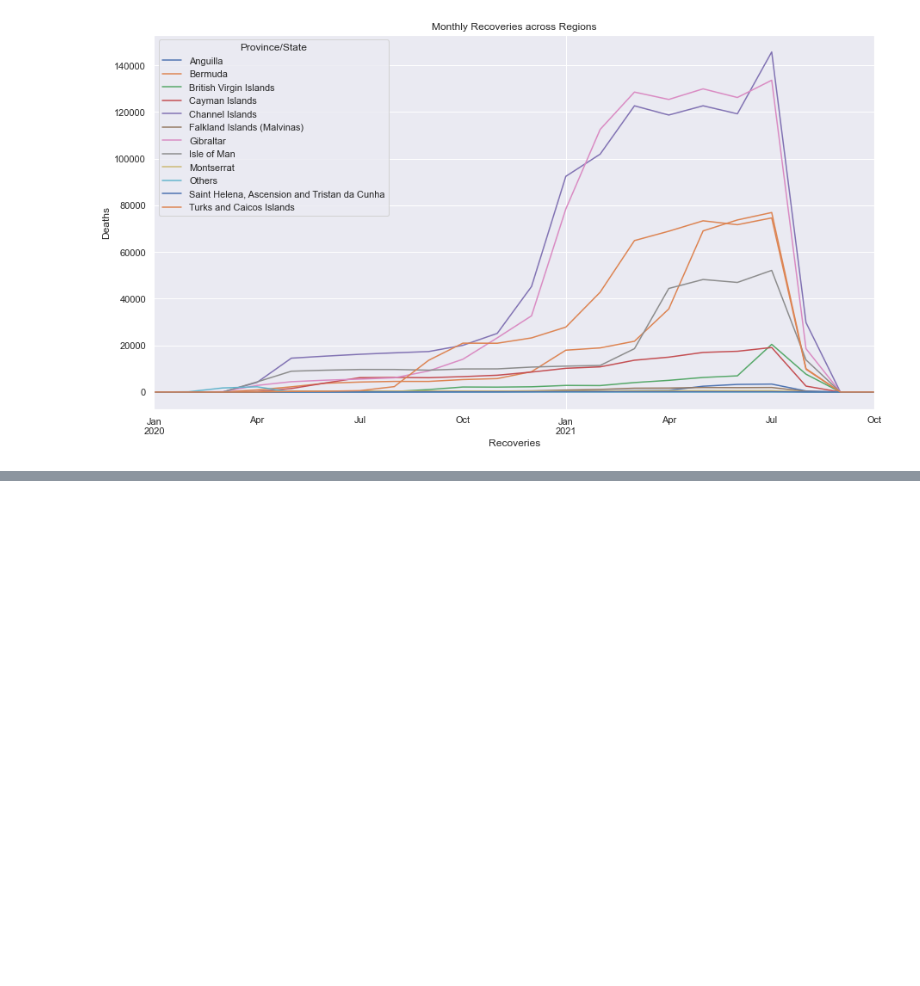
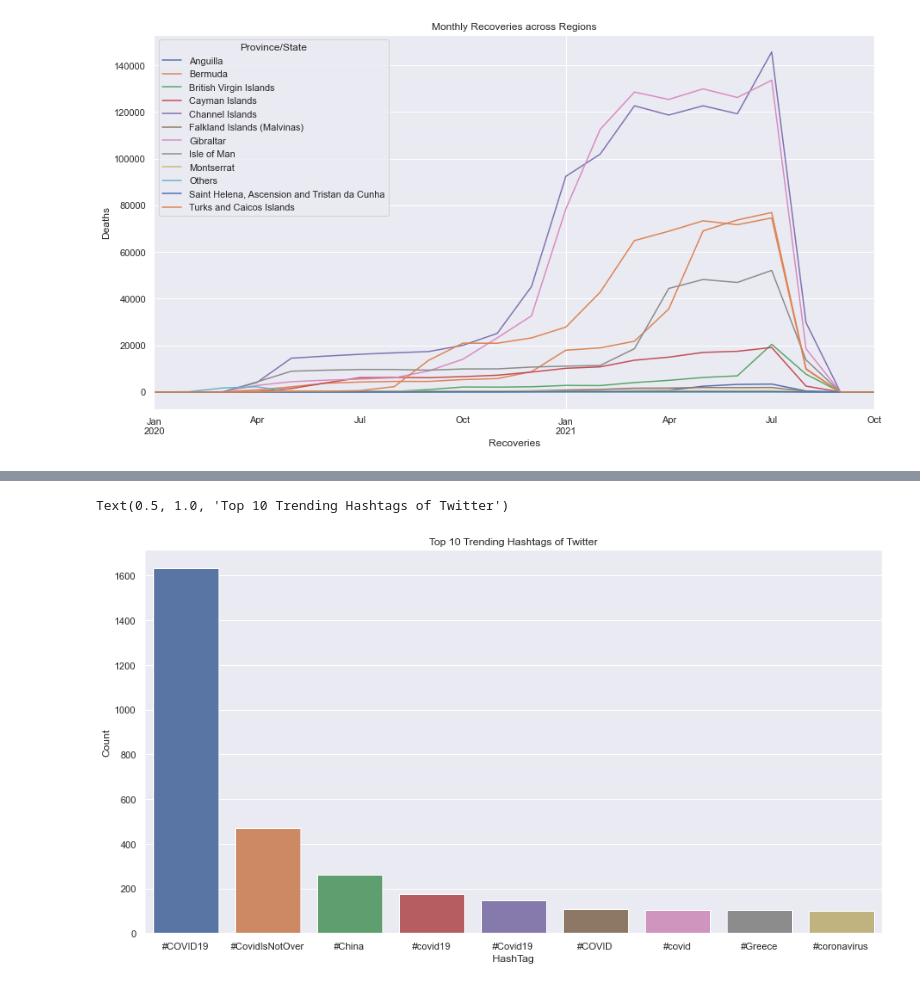
Before and after one commit to shaunanilson/Covid19_Analysis_LSE, a Jupyter notebook: Final Assignment - Uk Covid Cases.ipynb, the cells around one changed output, grey strips where cells are left out. Saved outputs shown, nothing was run; the diff lists cells and outputs as text; code cells hidden in the pictures; blank space fills up the shorter version.

Commit message:
Week 5 data
Uploaded week 5 data

```diff
--- a/Final Assignment - Uk Covid Cases.ipynb
+++ b/Final Assignment - Uk Covid Cases.ipynb
@@ -495,0 +663,10 @@ fig.savefig('/Users/shaunman/Desktop/Monthly Recoveries across all regions.png')
+# %%
+#Create a list containing all # values
+tags=[]
+for y in [x.split(' ') for x in twitter.values]:
+    for z in y:
+        if '#' in z:
+            tags.append(z)
+
+# Creating a series containing the # values
+tags=pd.Series(tags).value_counts()
@@ -495,0 +694,9 @@ fig.savefig('/Users/shaunman/Desktop/Monthly Recoveries across all regions.png')
+# %%
+# 5.2.b
+#Reset index to new dataframe with content columns separate
+hash_tags=tags.reset_index()
+# %%
+#Assigning Column names to the new dataframe
+hash_tags.columns=['HashTag','Count']
+print(hash_tags)
+hash_tags['Count']=hash_tags['Count'].astype(int)
@@ -495,0 +733,5 @@ fig.savefig('/Users/shaunman/Desktop/Monthly Recoveries across all regions.png')
+# %%
+# Based on the output, we can limit the searches to the top 10 trending hash tags
+# Assigned the hash_tags to temp dataframe for purpose of visualisation
+temp_tags=hash_tags[0:9]
+print(temp_tags)
@@ -495,0 +749,9 @@ fig.savefig('/Users/shaunman/Desktop/Monthly Recoveries across all regions.png')
+# %%
+# Create a visualisation showing the top trending hashtags on twitter
+trending=sns.barplot(x='HashTag',y='Count',data=temp_tags)
+
+#Set title for the barplot
+trending.set_title('Top 10 Trending Hashtags of Twitter')
+# %% [output]
+Text(0.5, 1.0, 'Top 10 Trending Hashtags of Twitter')
+[figure, added]
```
Also changed, not shown: parts of 22 cells of this notebook.
